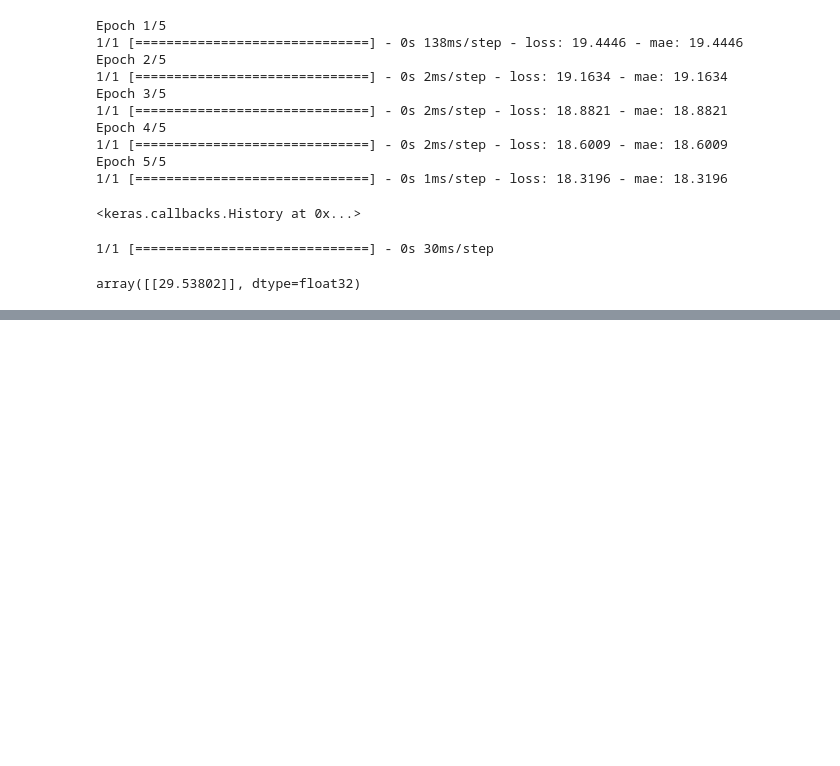
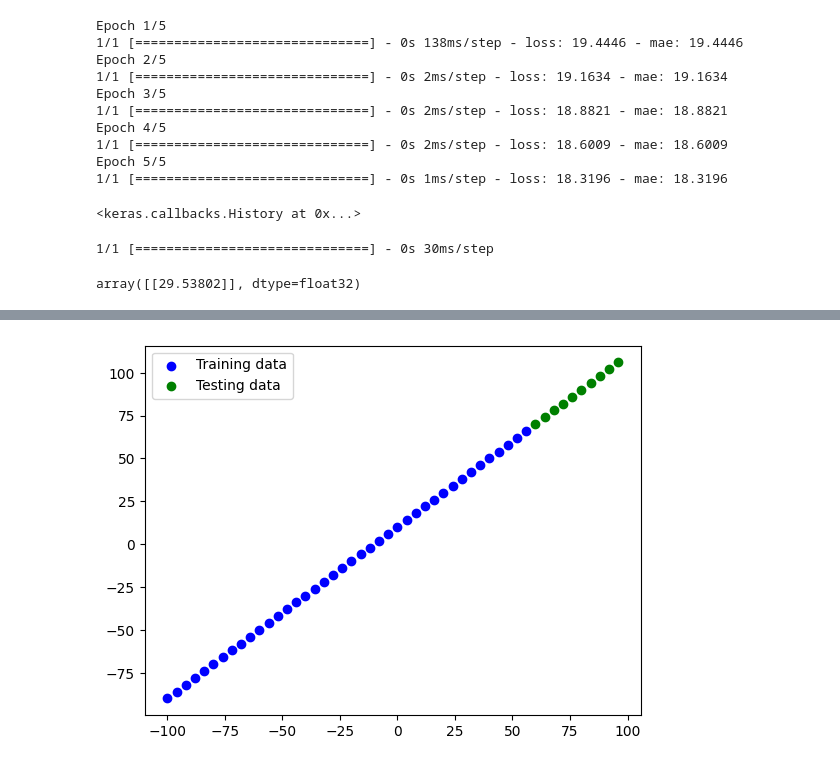
Before and after one commit to nripstein/Tensorflow-Tutorial, a Jupyter notebook: neural-network-regression.ipynb, the cells around one changed output, grey strips where cells are left out. Cells and saved outputs as stored; diff of their text form; code cells hidden in the pictures; blank space fills up the shorter version.

```diff
--- a/neural-network-regression.ipynb
+++ b/neural-network-regression.ipynb
@@ -92,0 +231,14 @@ array([[29.53802]], dtype=float32)
+# %%
+# we'll skip the validation set for now
+
+# train test split:
+X_train, X_test = X[:40], X[40:]
+y_train, y_test = y[:40], y[40:]
+
+# visualizing the data
+plt.scatter(X_train, y_train, c="blue", label="Training data")  # plot training data in blue
+plt.scatter(X_test, y_test, c="green", label="Testing data") # plot training data in green
+plt.legend()
+plt.show()
+# %% [output]
+[figure, added]
```
Also changed, not shown: parts of 18 cells of this notebook.
